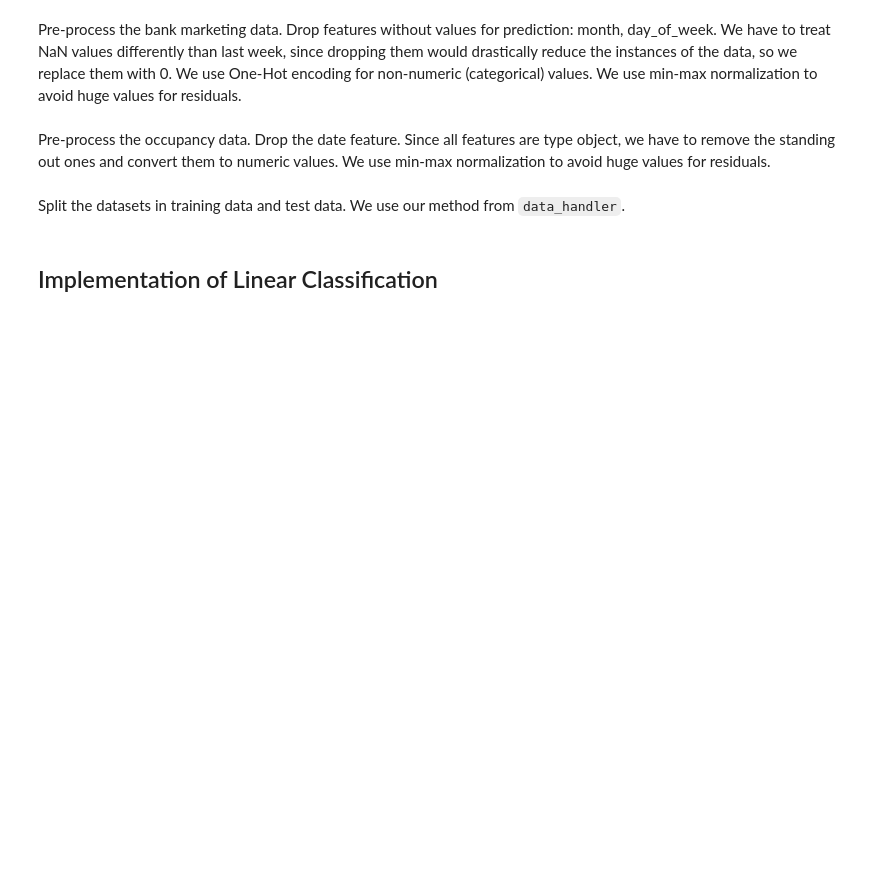
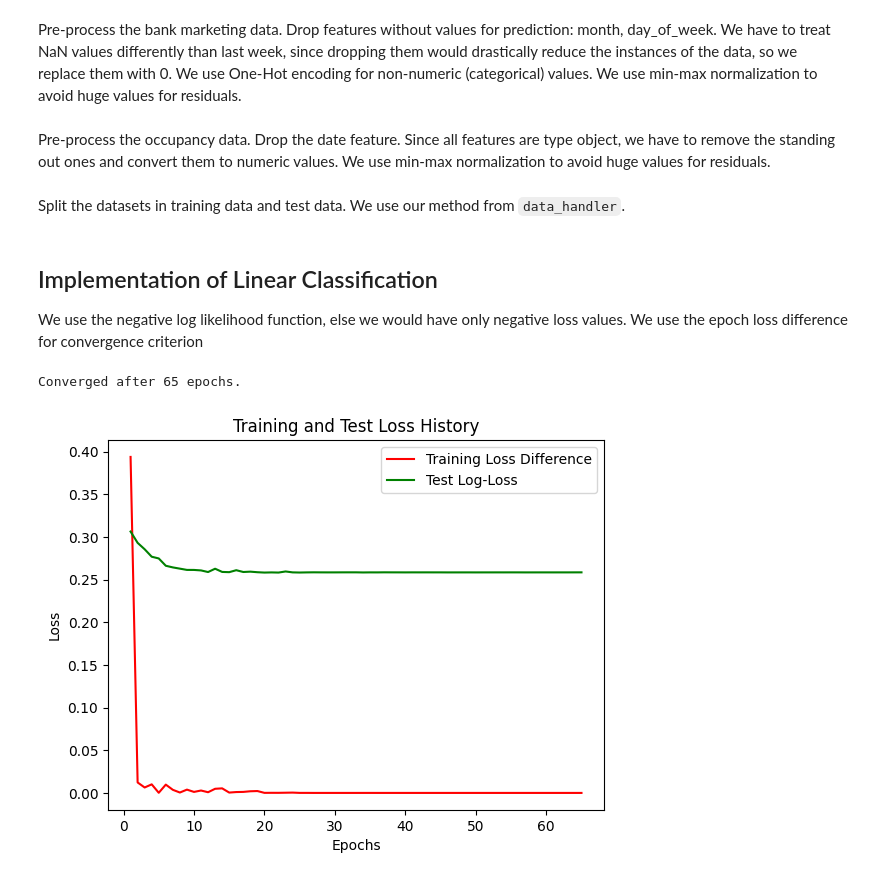
Before and after one commit to moOritzl/bachelorpraktikum-applied-machine-learning, a Jupyter notebook: Week_04/Linear_Classification_AdaGrad.ipynb, the cells around one changed output. Cells and saved outputs as stored; diff of their text form; code cells hidden in the pictures; blank space fills up the shorter version.

```diff
--- a/Week_04/Linear_Classification_AdaGrad.ipynb
+++ b/Week_04/Linear_Classification_AdaGrad.ipynb
@@ -24,6 +25,8 @@ X_bank_marketing = pd.get_dummies(X_bank_marketing).astype(np.float64)
 
 X_bank_marketing = (X_bank_marketing - X_bank_marketing.min()) / (
         X_bank_marketing.max() - X_bank_marketing.min())  # normalize the data
+
+y_bank_marketing.loc[:, 'y'] = y_bank_marketing['y'].map({'no': 0, 'yes': 1})  # convert targets to numeric values
 # %% [markdown]
 Pre-process the occupancy data. Drop the date feature. Since all features are type object, we have to remove the standing out ones and convert them to numeric values. We use min-max normalization to avoid huge values for residuals.
 # %%
@@ -42,6 +45,9 @@ X_bank_marketing_train, X_bank_marketing_test, y_bank_marketing_train, y_bank_ma
     X_bank_marketing, y_bank_marketing, 0.8)
 # %% [markdown]
 ## Implementation of Linear Classification
+
+We use the negative log likelihood function, else we would have only negative loss values.
+We use the epoch loss difference for convergence criterion
 # %%
 class LinearClassifier:
     def __init__(self):
@@ -48,0 +137,19 @@ class LinearClassifier:
+# %%
+model = LinearClassifier()
+eld, tlh = model.fit(X_bank_marketing_train, y_bank_marketing_train, X_bank_marketing_test, y_bank_marketing_test, 500,
+                     tolerance=1e-7)
+# %% [output]
+Converged after 65 epochs.
+# %%
+plt.plot(range(1, len(eld) + 1), eld, label="Training Loss Difference", color="red")
+plt.plot(range(1, len(tlh) + 1), tlh, label="Test Log-Loss", color="green")
+
+plt.xlabel('Epochs')
+plt.ylabel('Loss')
+#plt.yscale('log')
+plt.title('Training and Test Loss History')
+plt.legend()
+plt.show()
+plt.close()
+# %% [output]
+[figure, added]
```
Also changed, not shown: parts of 2 cells of this notebook, 2 other files.
